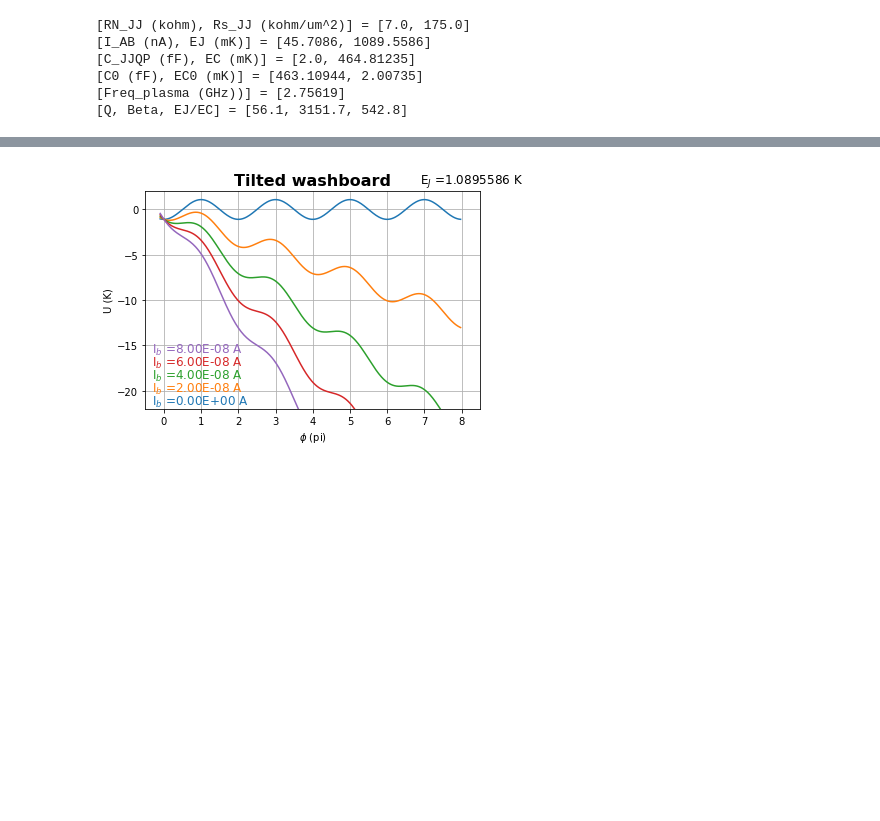
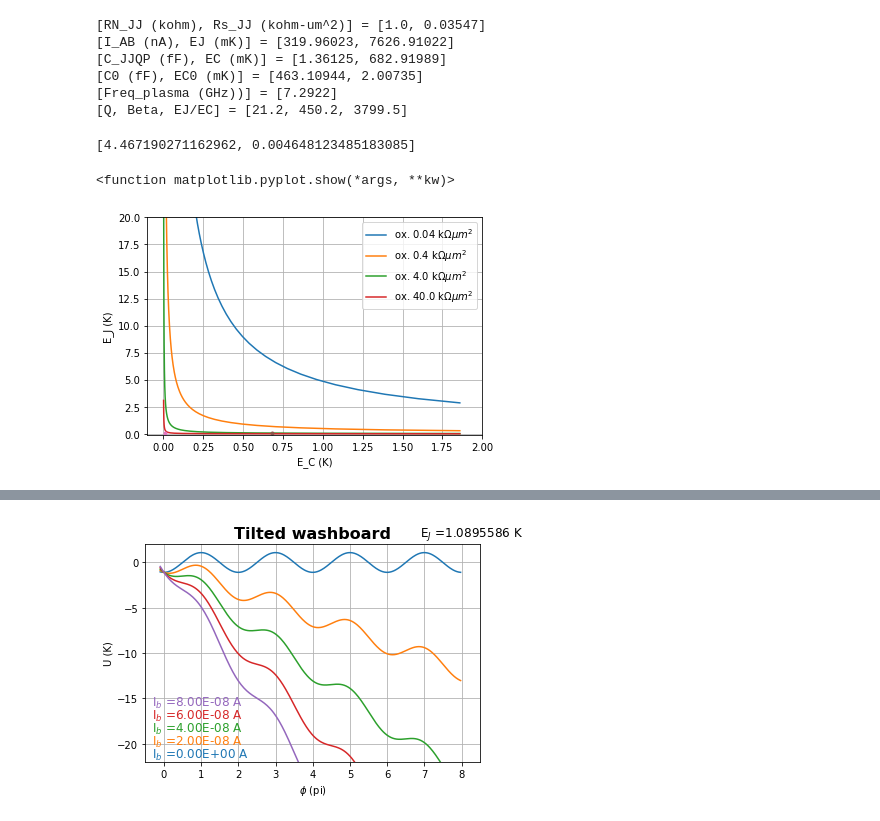
Before and after one commit to wslu42/JJcalculator, a Jupyter notebook: JJcalculator.ipynb, the cells around one changed output, grey strips where cells are left out. Drawn from its saved outputs; the diff is of its cells as text; code cells hidden in the pictures; blank space fills up the shorter version.

```diff
--- a/JJcalculator.ipynb
+++ b/JJcalculator.ipynb
@@ -76,9 +89,40 @@ def tiltedWashboardU(EJKBT, IbiasArr):
 # %%
-print (JJparameters(RN=7E3, JJwidthUM=0.2, metalTHK=250E-10, Tc=1.34))
+print (JJparameters(RN=1E3, JJwidthUM=0.165, metalTHK=250E-10, Tc=1.34))
 # %% [output]
-[RN_JJ (kohm), Rs_JJ (kohm/um^2)] = [7.0, 175.0]
-[I_AB (nA), EJ (mK)] = [45.7086, 1089.5586]
-[C_JJQP (fF), EC (mK)] = [2.0, 464.81235]
+[RN_JJ (kohm), Rs_JJ (kohm-um^2)] = [1.0, 0.03547]
+[I_AB (nA), EJ (mK)] = [319.96023, 7626.91022]
+[C_JJQP (fF), EC (mK)] = [1.36125, 682.91989]
 [C0 (fF), EC0 (mK)] = [463.10944, 2.00735]
-[Freq_plasma (GHz))] = [2.75619]
-[Q, Beta, EJ/EC] = [56.1, 3151.7, 542.8]
+[Freq_plasma (GHz))] = [7.2922]
+[Q, Beta, EJ/EC] = [21.2, 450.2, 3799.5]
+# %%
+print (EJEC(Rs_JJ=7E3, JJwidthUM=2, metalTHKUM=250E-4, Tc=1.34))
+# %% [output]
+[4.467190271162962, 0.004648123485183085]
+# %%
+oxidation = [0.04E3, 0.4E3, 4E3, 40E3]
+widthUM = np.linspace(0.1, 4, 500)
+EJarr = np.zeros(len(widthUM))
+ECarr = np.zeros(len(widthUM))
+
+for i,rho in enumerate(oxidation):
+    for j,w in enumerate(widthUM):
+        EJarr[j] = EJEC(Rs_JJ=rho, JJwidthUM=w, metalTHKUM=250E-4, Tc=1.34)[0]
+        ECarr[j] = EJEC(Rs_JJ=rho, JJwidthUM=w, metalTHKUM=250E-4, Tc=1.34)[1]
+    plt.plot(ECarr, EJarr, label = r'ox. {} k$\Omega\mu m^2$'.format(rho/1E3))
+
+plt.legend(loc = 1)
+plt.xlabel('E_C (K)')
+plt.ylabel('E_J (K)')
+plt.plot([8E-3, 8E-3],[10E-3, 50E-3]) #MBL targeting state
+plt.plot(0.683, 0.043, '.') #bare 200kohm junction
+plt.plot(0.008, 0.043, '.') #200kohm junction with EC0 = 8mK
+plt.grid()
+
+plt.xlim(-0.1,2)
+plt.ylim(-0.1,20)
+
+plt.show
+# %% [output]
+<function matplotlib.pyplot.show(*args, **kw)>
+[figure, added]
```
Also changed, not shown: parts of 6 cells of this notebook, 1 other file.
